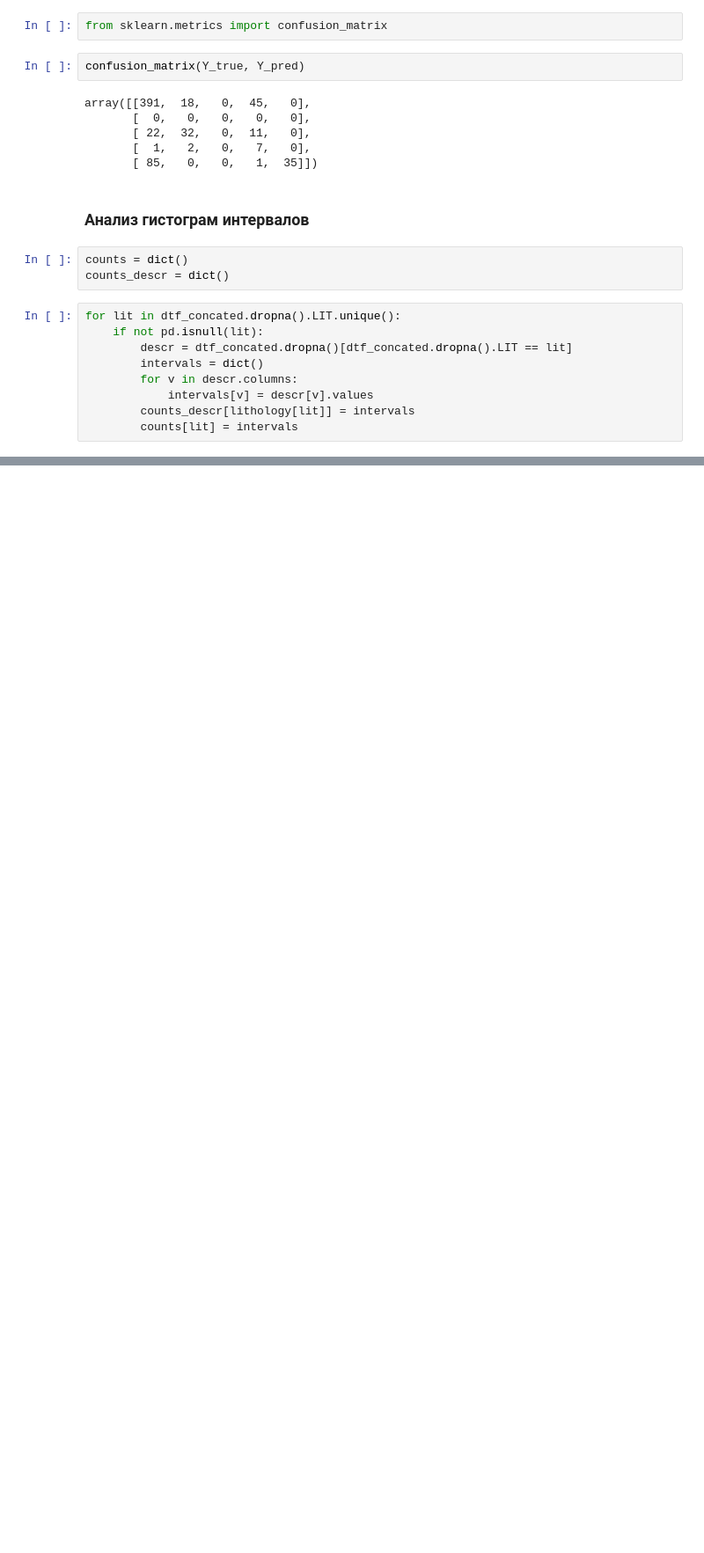
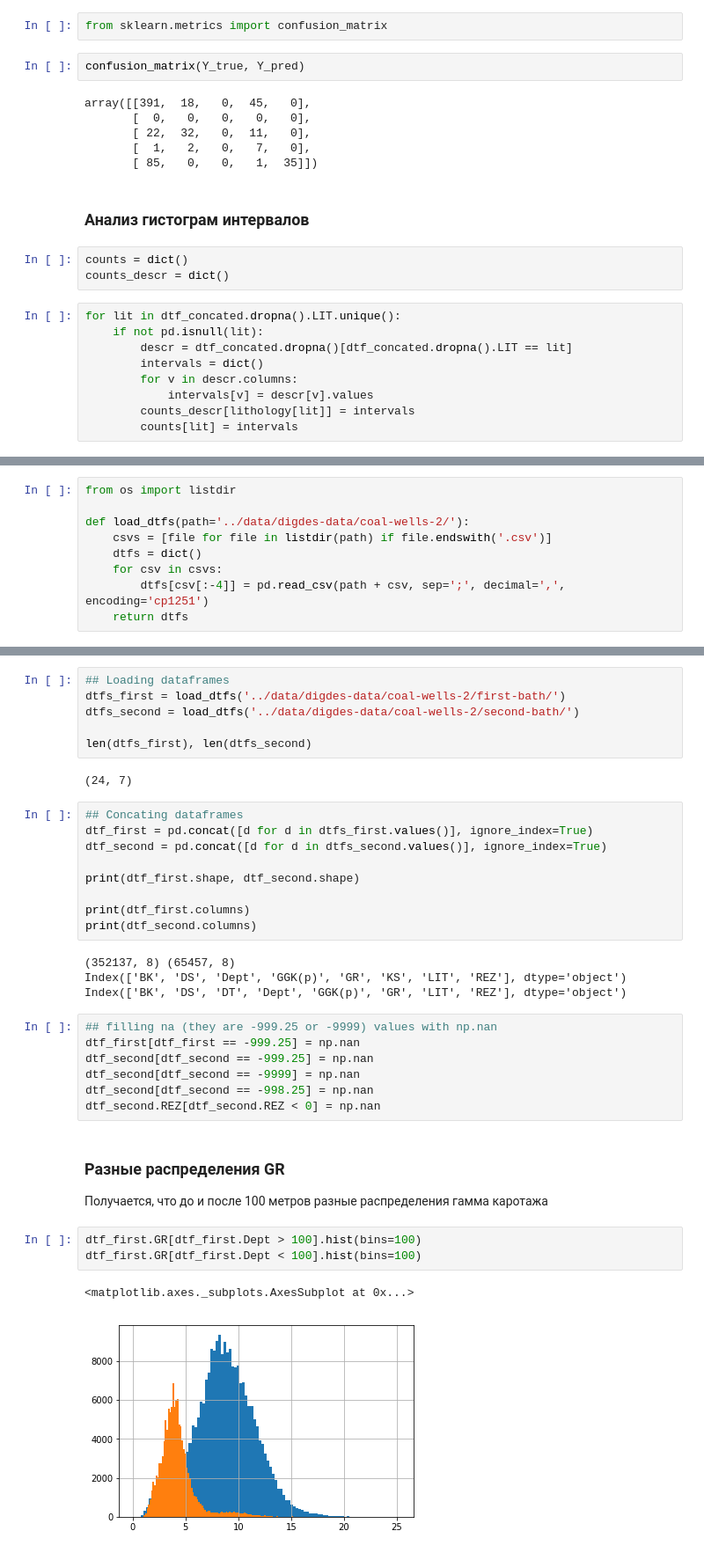
Before and after one commit to churnikov/carrot, a Jupyter notebook: nikita/digdes_data_analysis.ipynb, the cells around one changed output, grey strips where cells are left out. Shown at 88% size. Saved outputs shown, nothing was run; the diff lists cells and outputs as text; blank space fills up the shorter version.

Commit message:
Worked with new data

```diff
--- a/nikita/digdes_data_analysis.ipynb
+++ b/nikita/digdes_data_analysis.ipynb
@@ -623,0 +657,9 @@ for i, val_d in enumerate(counts.items()):
+# %%
+from os import listdir
+
+def load_dtfs(path='../data/digdes-data/coal-wells-2/'):
+    csvs = [file for file in listdir(path) if file.endswith('.csv')]
+    dtfs = dict()
+    for csv in csvs:
+        dtfs[csv[:-4]] = pd.read_csv(path + csv, sep=';', decimal=',', encoding='cp1251')
+    return dtfs
@@ -623,0 +689,37 @@ for i, val_d in enumerate(counts.items()):
+# %%
+## Loading dataframes
+dtfs_first = load_dtfs('../data/digdes-data/coal-wells-2/first-bath/')
+dtfs_second = load_dtfs('../data/digdes-data/coal-wells-2/second-bath/')
+
+len(dtfs_first), len(dtfs_second)
+# %% [output]
+(24, 7)
+# %%
+## Concating dataframes
+dtf_first = pd.concat([d for d in dtfs_first.values()], ignore_index=True)
+dtf_second = pd.concat([d for d in dtfs_second.values()], ignore_index=True)
+
+print(dtf_first.shape, dtf_second.shape)
+
+print(dtf_first.columns)
+print(dtf_second.columns)
+# %% [output]
+(352137, 8) (65457, 8)
+Index(['BK', 'DS', 'Dept', 'GGK(p)', 'GR', 'KS', 'LIT', 'REZ'], dtype='object')
+Index(['BK', 'DS', 'DT', 'Dept', 'GGK(p)', 'GR', 'LIT', 'REZ'], dtype='object')
+# %%
+## filling na (they are -999.25 or -9999) values with np.nan
+dtf_first[dtf_first == -999.25] = np.nan
+dtf_second[dtf_second == -999.25] = np.nan
+dtf_second[dtf_second == -9999] = np.nan
+dtf_second[dtf_second == -998.25] = np.nan
+dtf_second.REZ[dtf_second.REZ < 0] = np.nan
+# %% [markdown]
+### Разные распределения GR
+Получается, что до и после 100 метров разные распределения гамма каротажа
+# %%
+dtf_first.GR[dtf_first.Dept > 100].hist(bins=100)
+dtf_first.GR[dtf_first.Dept < 100].hist(bins=100)
+# %% [output]
+<matplotlib.axes._subplots.AxesSubplot at 0x...>
+[figure, added]
```
Also changed, not shown: parts of 36 cells of this notebook.
